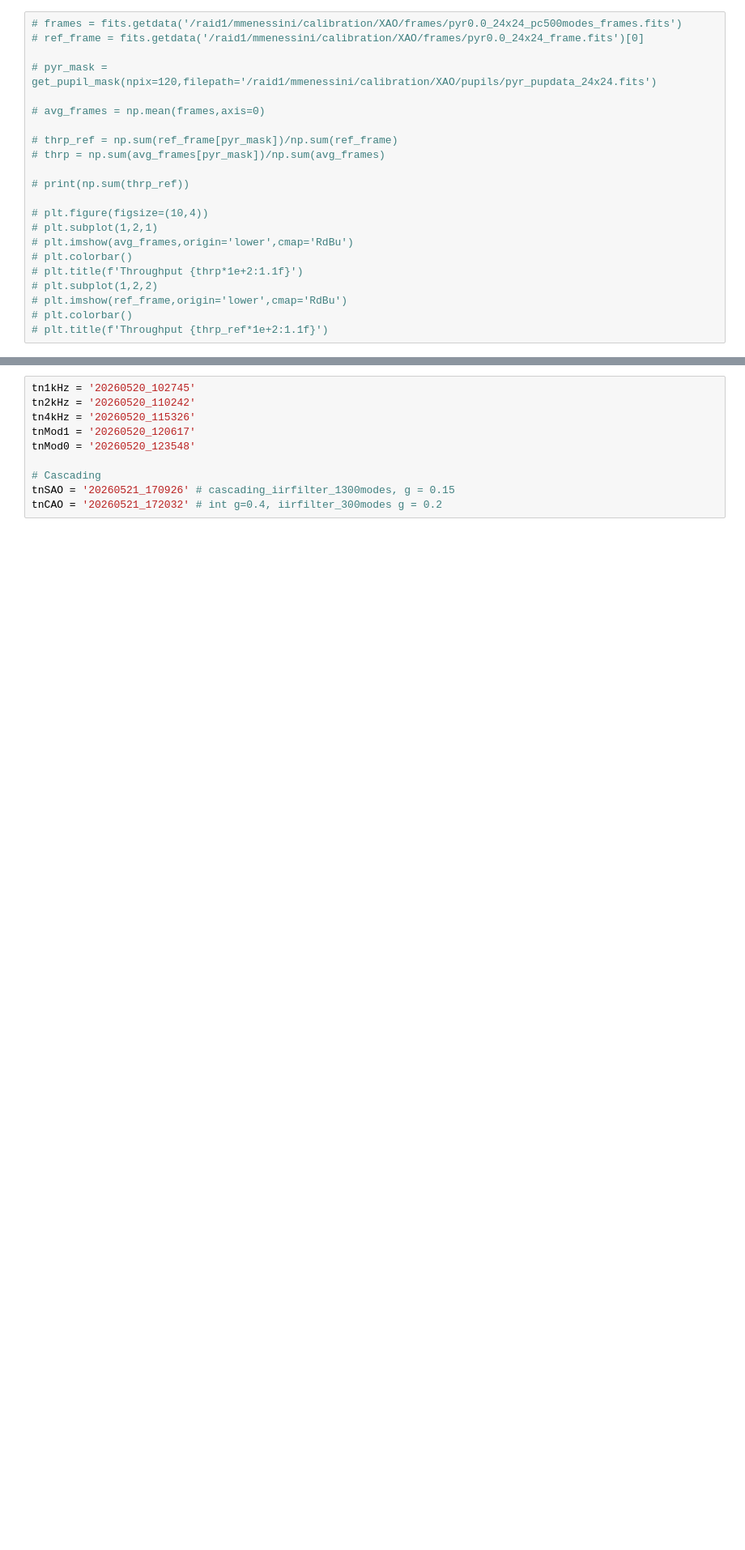
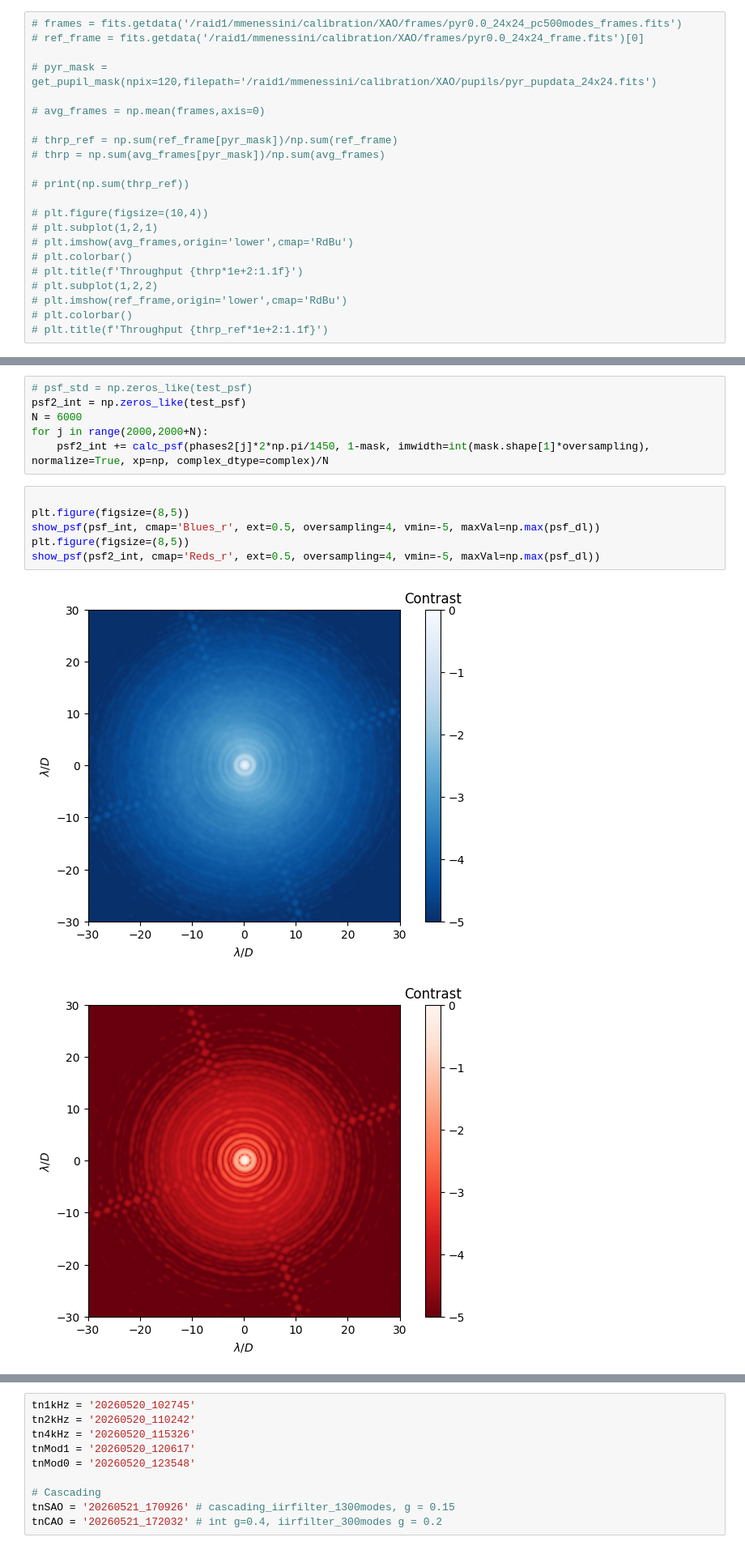
Before and after one commit to Menessao/SPECULA, a Jupyter notebook: config/SensorFusion/paperPlots.ipynb, the cells around one changed output, grey strips where cells are left out. Shown at 81% size. Drawn from its saved outputs; the diff is of its cells as text; blank space fills up the shorter version.

```diff
--- a/config/SensorFusion/paperPlots.ipynb
+++ b/config/SensorFusion/paperPlots.ipynb
@@ -368,0 +372,15 @@ show_psf(psf_int, cmap='inferno', ext=0.5, oversampling=4, vmin=-6, maxVal=np.ma
+# %%
+# psf_std = np.zeros_like(test_psf)
+psf2_int = np.zeros_like(test_psf)
+N = 6000
+for j in range(2000,2000+N):
+    psf2_int += calc_psf(phases2[j]*2*np.pi/1450, 1-mask, imwidth=int(mask.shape[1]*oversampling), normalize=True, xp=np, complex_dtype=complex)/N
+# %%
+
+plt.figure(figsize=(8,5))
+show_psf(psf_int, cmap='Blues_r', ext=0.5, oversampling=4, vmin=-5, maxVal=np.max(psf_dl))
+plt.figure(figsize=(8,5))
+show_psf(psf2_int, cmap='Reds_r', ext=0.5, oversampling=4, vmin=-5, maxVal=np.max(psf_dl))
+# %% [output]
+[figure, added]
+[figure, added]
```
Also changed, not shown: parts of 11 cells of this notebook, 10 other files.
